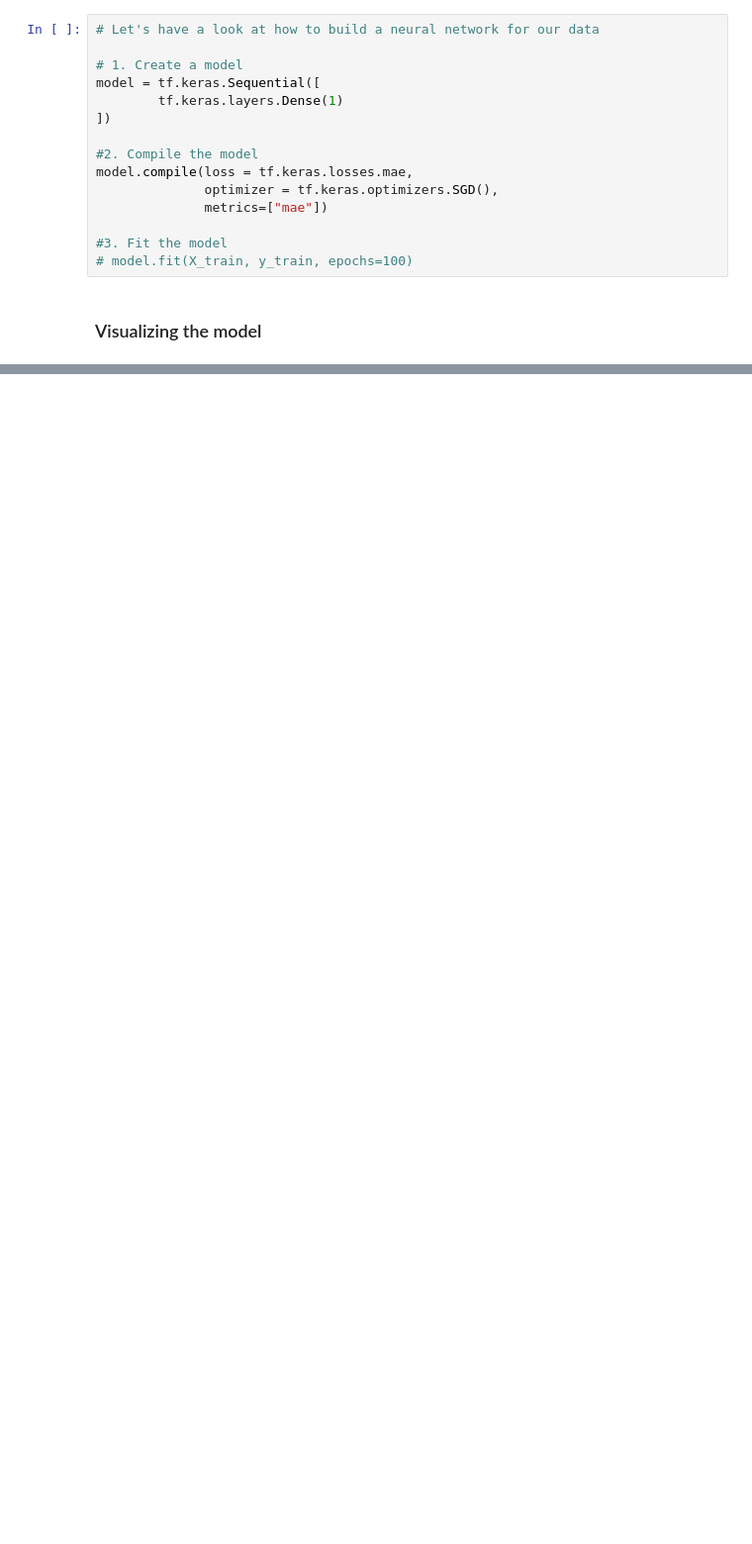
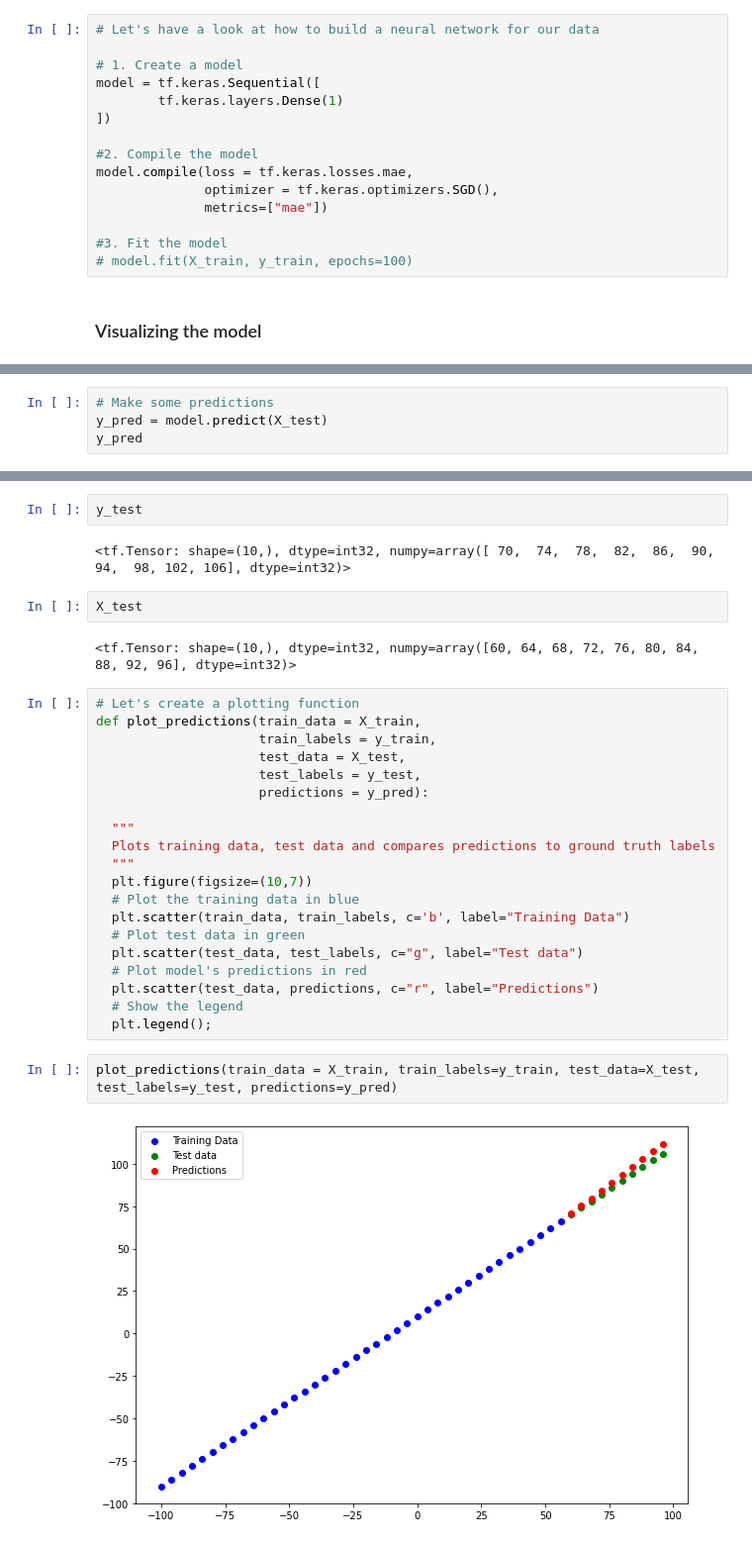
Before and after one commit to shaluc04/tensorflow-for-deeplearning, a Jupyter notebook: 01_neural_network_regression_with_tensorflow.ipynb, the cells around one changed output, grey strips where cells are left out. Shown: that part at 99% size. Drawn from its saved outputs; the diff is of its cells as text; blank space fills up the shorter version.

```diff
--- a/01_neural_network_regression_with_tensorflow.ipynb
+++ b/01_neural_network_regression_with_tensorflow.ipynb
@@ -388,0 +405,4 @@ Epoch 100/100
+# %%
+# Make some predictions
+y_pred = model.predict(X_test)
+y_pred
@@ -388,0 +424,32 @@ Epoch 100/100
+# %%
+y_test
+# %% [output]
+<tf.Tensor: shape=(10,), dtype=int32, numpy=array([ 70,  74,  78,  82,  86,  90,  94,  98, 102, 106], dtype=int32)>
+# %%
+X_test
+# %% [output]
+<tf.Tensor: shape=(10,), dtype=int32, numpy=array([60, 64, 68, 72, 76, 80, 84, 88, 92, 96], dtype=int32)>
+# %%
+# Let's create a plotting function
+def plot_predictions(train_data = X_train,
+                     train_labels = y_train,
+                     test_data = X_test,
+                     test_labels = y_test,
+                     predictions = y_pred):
+
+  """
+  Plots training data, test data and compares predictions to ground truth labels
+  """
+  plt.figure(figsize=(10,7))
+  # Plot the training data in blue
+  plt.scatter(train_data, train_labels, c='b', label="Training Data")
+  # Plot test data in green
+  plt.scatter(test_data, test_labels, c="g", label="Test data")
+  # Plot model's predictions in red
+  plt.scatter(test_data, predictions, c="r", label="Predictions")
+  # Show the legend
+  plt.legend();
+# %%
+plot_predictions(train_data = X_train, train_labels=y_train, test_data=X_test, test_labels=y_test, predictions=y_pred)
+# %% [output]
+[figure, added]
```
Also changed, not shown: parts of 60 cells of this notebook.
